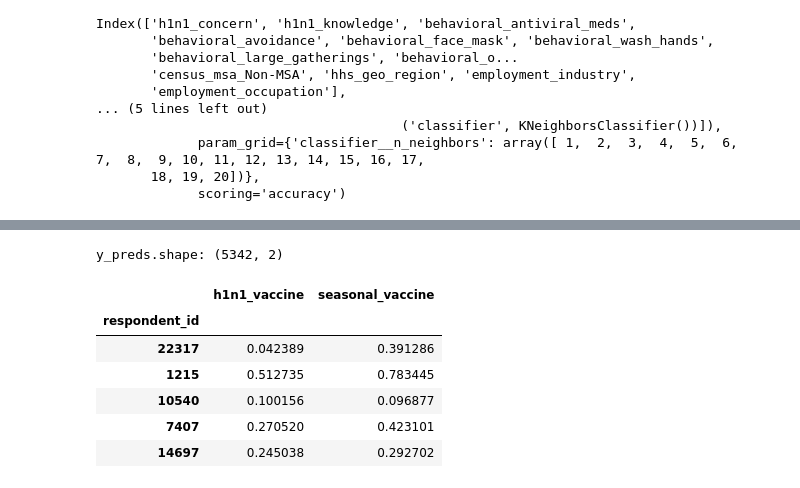
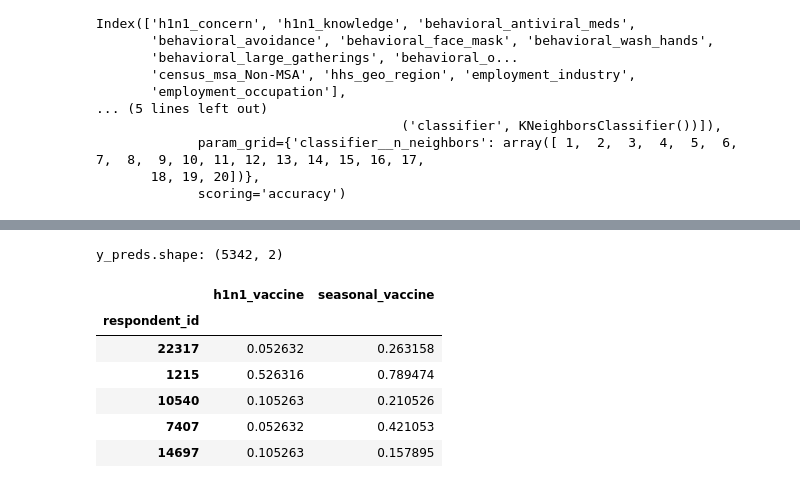
Before and after one commit to SERGI0HERREROS/MachineLearning, a Jupyter notebook: KNN(Estimators).ipynb, the cells around one changed output, grey strips where cells are left out. Saved outputs shown, nothing was run; the diff lists cells and outputs as text; code cells hidden in the pictures.

```diff
--- a/KNN(Estimators).ipynb
+++ b/KNN(Estimators).ipynb
@@ -70,6 +72,6 @@ GridSearchCV(cv=5,
              scoring='accuracy')
 # %%
 best_model = grid_search.best_estimator_
-y_pred = best_model.predict(X_test)
+y_pred = best_model.predict_proba(X_test)
 # %%
 print(f"Mejor valor de k: {grid_search.best_params_['classifier__n_neighbors']}")
@@ -93,22 +83,22 @@ weighted avg       0.71      0.52      0.57      3623
 # %%
 y_preds = pd.DataFrame(
     {
-        'h1n1_vaccine': preds[0][:,1],
-        'seasonal_vaccine':preds[1][:,1],
+        'h1n1_vaccine': y_pred[0][:,1],
+        'seasonal_vaccine':y_pred[1][:,1],
     },
     index=y_test.index
 )
 print('y_preds.shape:', y_preds.shape)
 y_preds.head()
 # %% [output]
 y_preds.shape: (5342, 2)
 |  | h1n1_vaccine | seasonal_vaccine |
 | respondent_id |  |  |
-| 22317 | 0.042389 | 0.391286 |
-| 1215 | 0.512735 | 0.783445 |
-| 10540 | 0.100156 | 0.096877 |
-| 7407 | 0.270520 | 0.423101 |
-| 14697 | 0.245038 | 0.292702 |
+| 22317 | 0.052632 | 0.263158 |
+| 1215 | 0.526316 | 0.789474 |
+| 10540 | 0.105263 | 0.210526 |
+| 7407 | 0.052632 | 0.421053 |
+| 14697 | 0.105263 | 0.157895 |
 # %%
 def plot_roc(y_true, y_score, label_name, ax):
     fpr, tpr, thresholds = roc_curve(y_true, y_score)
```
Also changed, not shown: parts of 6 cells of this notebook, 1 other file.
